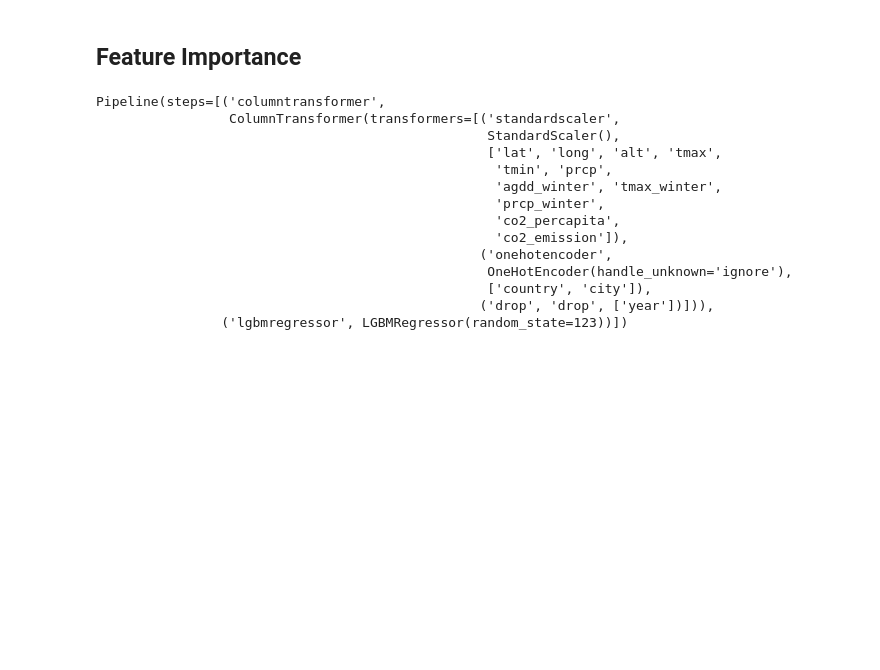
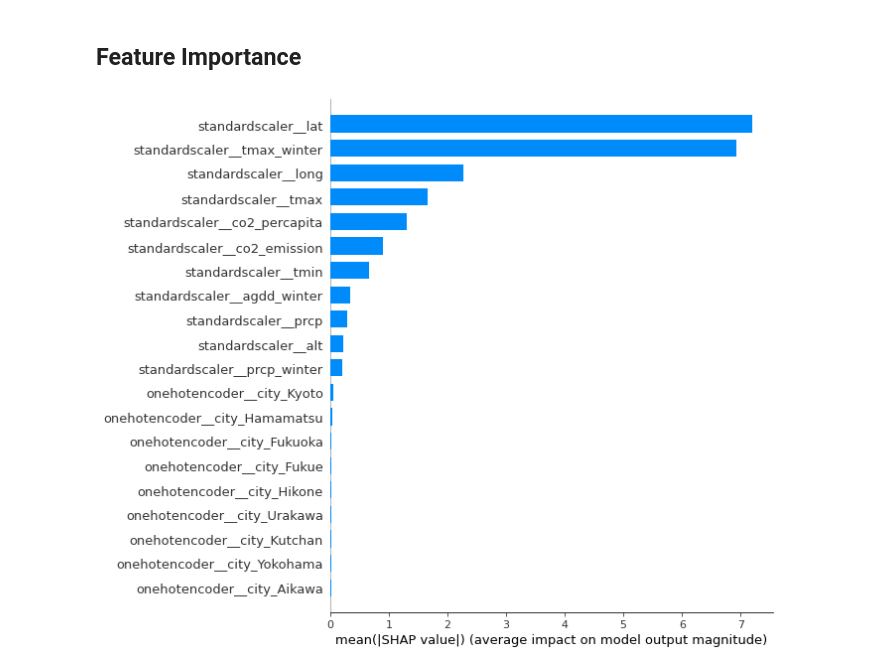
Before and after one commit to aimee0317/cherry-blossom-prediction, a Jupyter notebook: doc/ml_models.ipynb, the cells around one changed output. Saved outputs shown, nothing was run; the diff lists cells and outputs as text; code cells hidden in the pictures; blank space fills up the shorter version.

```diff
--- a/doc/ml_models.ipynb
+++ b/doc/ml_models.ipynb
@@ -354,41 +279,25 @@ pd.DataFrame(lgbm_random_search.cv_results_)[
 # %%
 # Fit the preprocessor first
 preprocessor.fit(X_train, y_train)
 
 # Get all feature names
 feature_names = preprocessor.get_feature_names_out()
 
 # Create encoded train data
 X_train_enc = pd.DataFrame(
     data=preprocessor.transform(X_train).toarray(),
     columns=feature_names,
     index=X_train.index,
 )
 X_train_enc.head()
 
-# Create encoded test data
-X_test_enc = pd.DataFrame(
-    data=preprocessor.transform(X_test).toarray(),
-    columns=feature_names,
-    index=X_test.index,
-)
-X_test_enc.head()
+# Fit regressor model using LGBMRegressor
+pipe_lgbm = make_pipeline(preprocessor, LGBMRegressor(n_estimators = 110, max_depth = 29, random_state=123))
+pipe_lgbm.fit(X_train, y_train)
 
-# Fit regressor model using LGBMRegressor
-pipe_lgbm = make_pipeline(preprocessor, LGBMRegressor(random_state=123))
-pipe_lgbm.fit(X_train, y_train)
+# Create feature importance visualization using shap
+lgbm_explainer = shap.TreeExplainer(pipe_lgbm.named_steps["lgbmregressor"])
+train_lgbm_shap_values = lgbm_explainer.shap_values(X_train_enc)
+shap.summary_plot(train_lgbm_shap_values, X_train_enc, plot_type="bar")
 # %% [output]
-Pipeline(steps=[('columntransformer',
-                 ColumnTransformer(transformers=[('standardscaler',
-                                                  StandardScaler(),
-                                                  ['lat', 'long', 'alt', 'tmax',
-                                                   'tmin', 'prcp',
-                                                   'agdd_winter', 'tmax_winter',
-                                                   'prcp_winter',
-                                                   'co2_percapita',
-                                                   'co2_emission']),
-                                                 ('onehotencoder',
-                                                  OneHotEncoder(handle_unknown='ignore'),
-                                                  ['country', 'city']),
-                                                 ('drop', 'drop', ['year'])])),
-                ('lgbmregressor', LGBMRegressor(random_state=123))])
+[figure, added]
```
Also changed, not shown: parts of 35 cells of this notebook.
